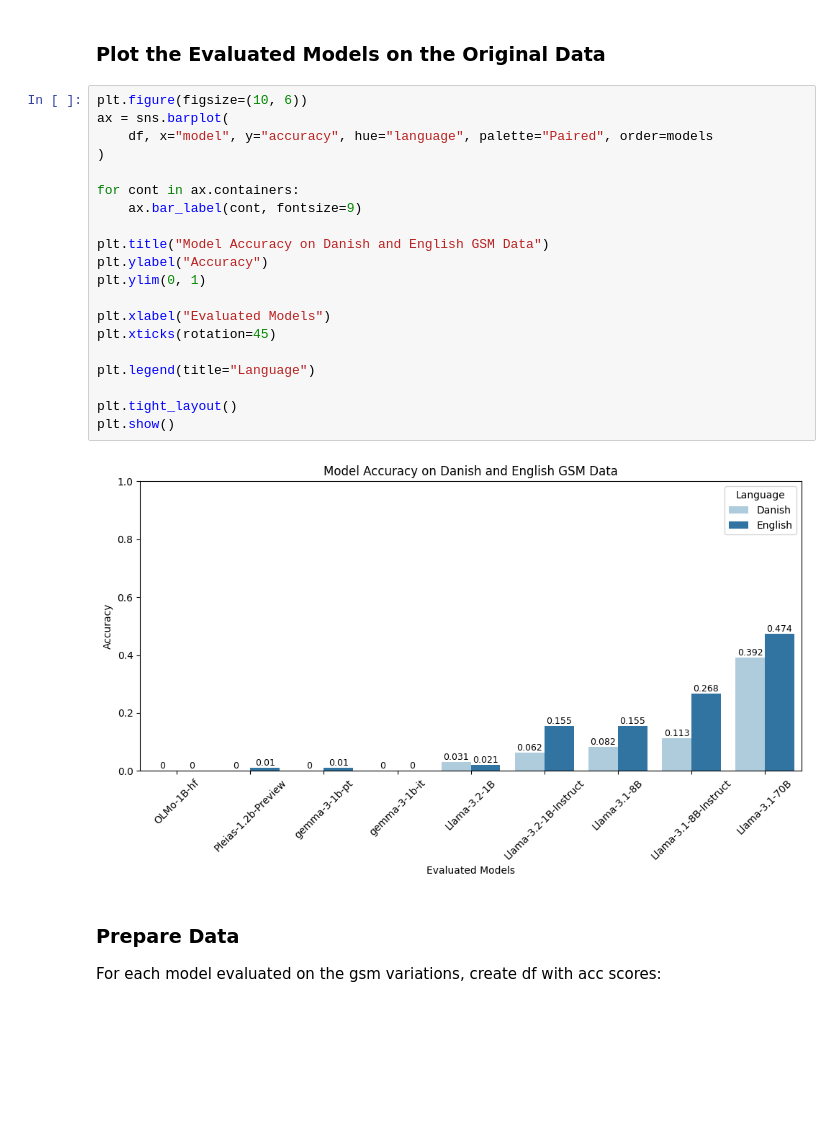
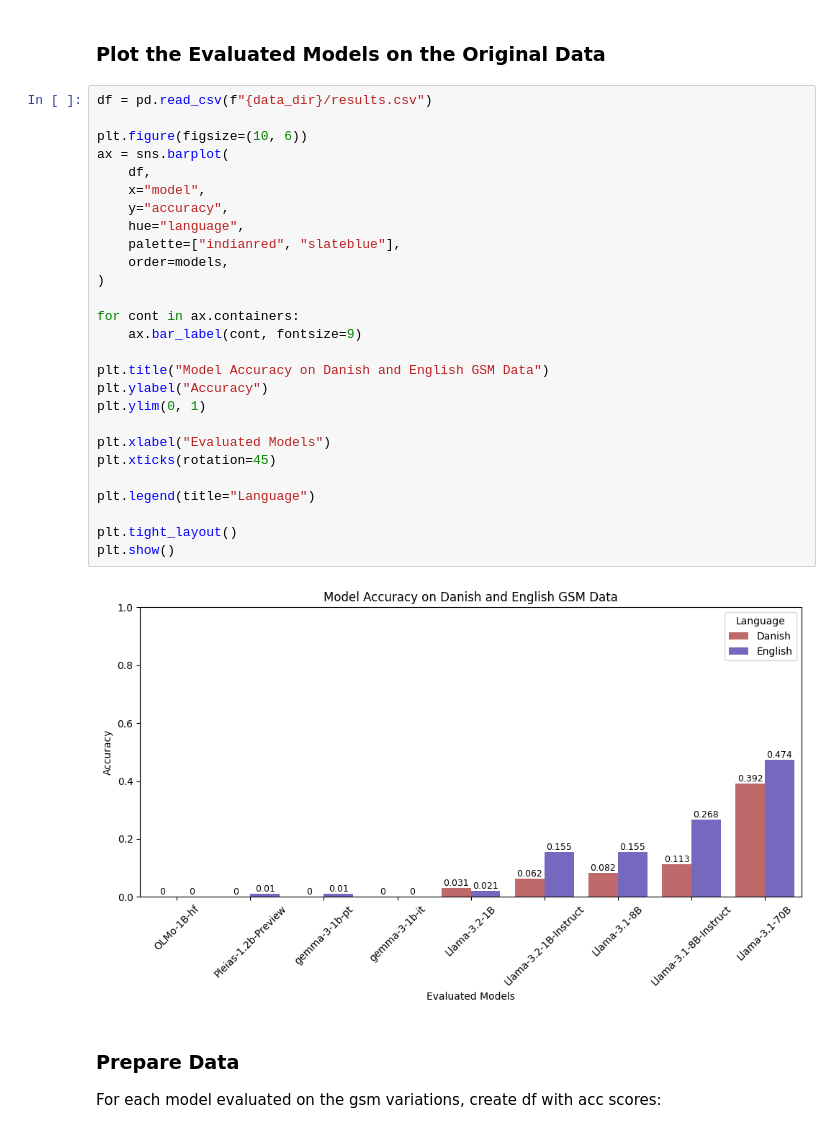
Before and after one commit to centre-for-humanities-computing/m-gsm-symbolic, a Jupyter notebook: notebooks/acc_viz.ipynb, the cells around one changed output. Cells and saved outputs as stored; diff of their text form; blank space fills up the shorter version.

Commit message:
updated the plots. Colors + bins/width for the last one

```diff
--- a/notebooks/acc_viz.ipynb
+++ b/notebooks/acc_viz.ipynb
@@ -54,27 +54,34 @@ df.to_csv(f"{data_dir}/results.csv")
 # %% [markdown]
 ### Plot the Evaluated Models on the Original Data
 # %%
+df = pd.read_csv(f"{data_dir}/results.csv")
+
 plt.figure(figsize=(10, 6))
 ax = sns.barplot(
-    df, x="model", y="accuracy", hue="language", palette="Paired", order=models
+    df,
+    x="model",
+    y="accuracy",
+    hue="language",
+    palette=["indianred", "slateblue"],
+    order=models,
 )
 
 for cont in ax.containers:
     ax.bar_label(cont, fontsize=9)
 
 plt.title("Model Accuracy on Danish and English GSM Data")
 plt.ylabel("Accuracy")
 plt.ylim(0, 1)
 
 plt.xlabel("Evaluated Models")
 plt.xticks(rotation=45)
 
 plt.legend(title="Language")
 
 plt.tight_layout()
 plt.show()
 # %% [output]
-[figure, old version]
+[figure, new version]
 # %% [markdown]
 ### Prepare Data
 
```
Also changed, not shown: parts of 1 cell of this notebook.
